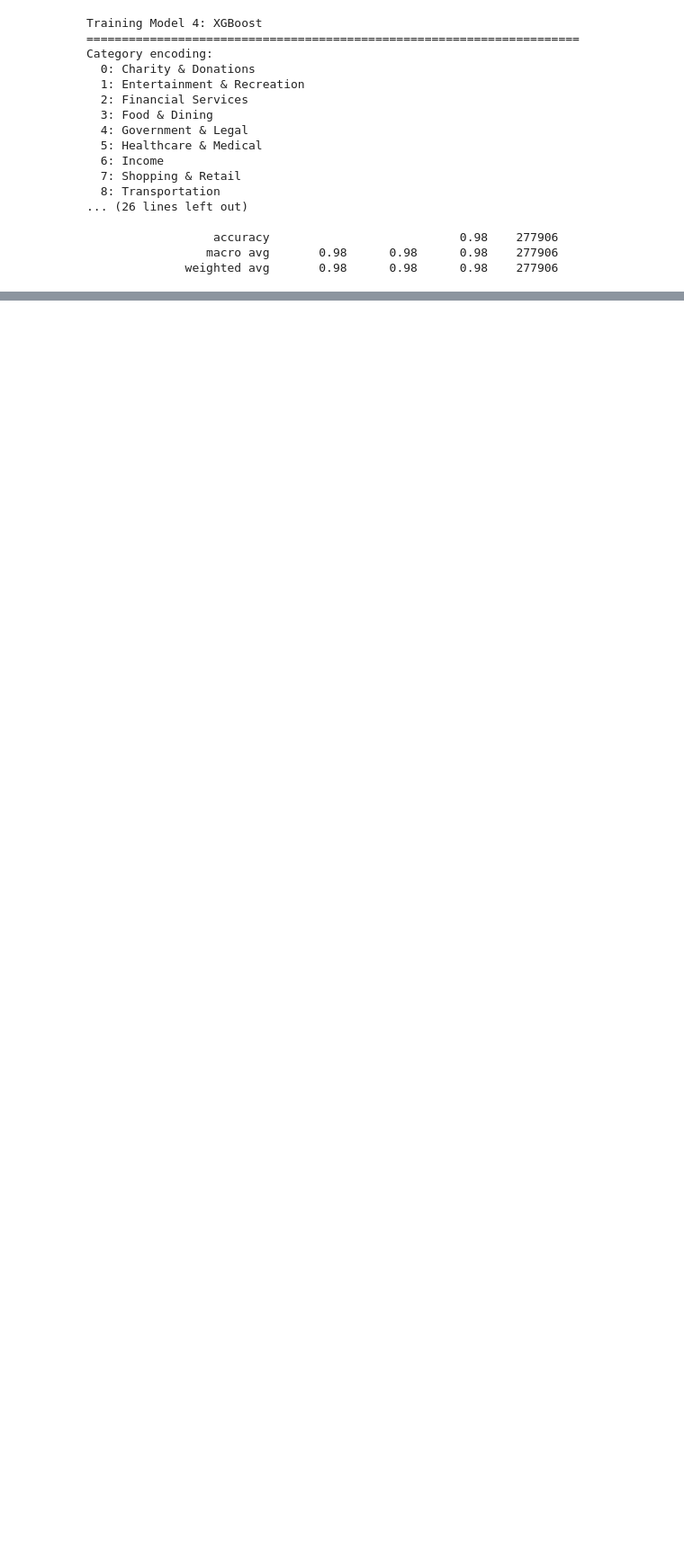
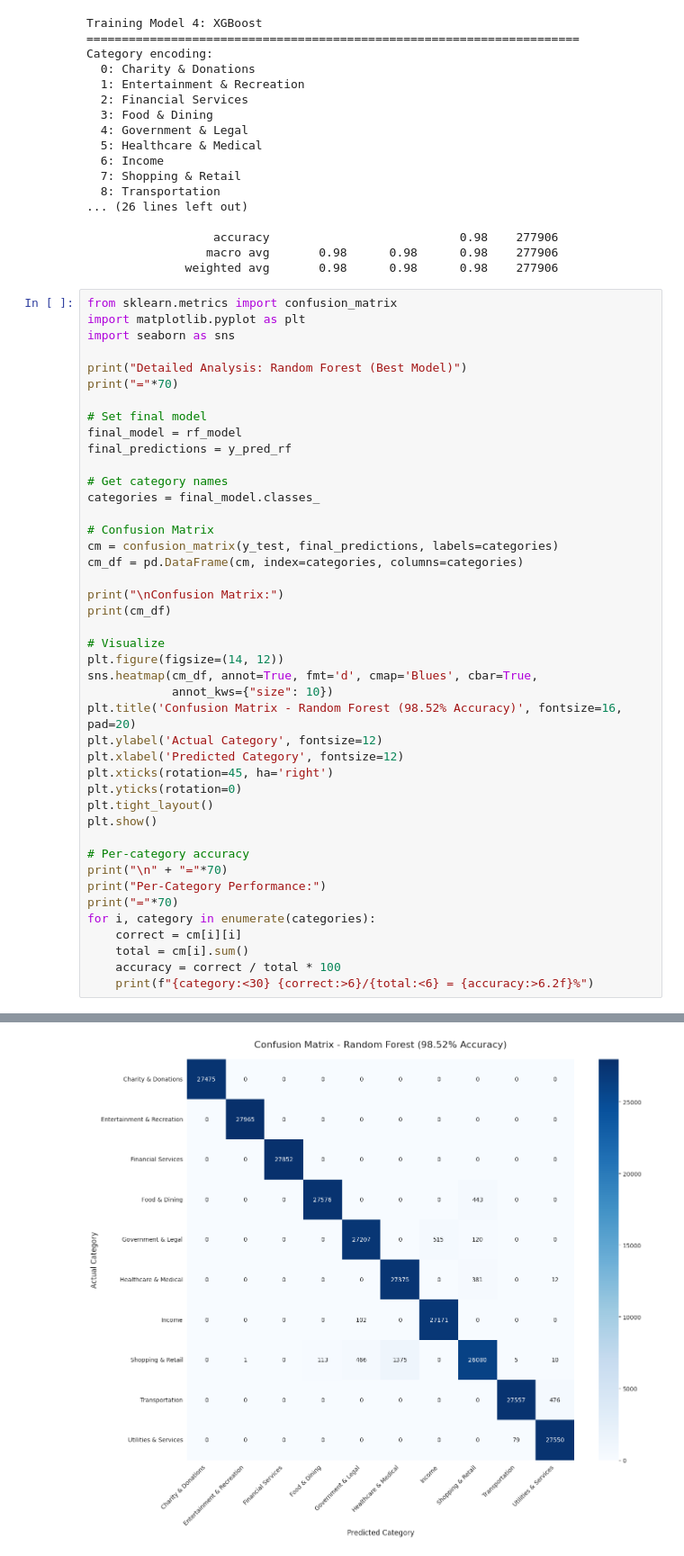
Before and after one commit to Bibek-Poudel8/seventh-sem-project, a Jupyter notebook: ml/notebooks/Model_train.ipynb, the cells around one changed output, grey strips where cells are left out. Shown at 90% size. Saved outputs shown, nothing was run; the diff lists cells and outputs as text; blank space fills up the shorter version.

Commit message:
Model_TestingAndEvaluation

```diff
--- a/ml/notebooks/Model_train.ipynb
+++ b/ml/notebooks/Model_train.ipynb
@@ -677,3 +677,47 @@ Category encoding:
                   accuracy                           0.98    277906
                  macro avg       0.98      0.98      0.98    277906
               weighted avg       0.98      0.98      0.98    277906
+# %%
+from sklearn.metrics import confusion_matrix
+import matplotlib.pyplot as plt
+import seaborn as sns
+
+print("Detailed Analysis: Random Forest (Best Model)")
+print("="*70)
+
+# Set final model
+final_model = rf_model
+final_predictions = y_pred_rf
+
+# Get category names
+categories = final_model.classes_
+
+# Confusion Matrix
+cm = confusion_matrix(y_test, final_predictions, labels=categories)
+cm_df = pd.DataFrame(cm, index=categories, columns=categories)
+
+print("\nConfusion Matrix:")
+print(cm_df)
+
+# Visualize
+plt.figure(figsize=(14, 12))
+sns.heatmap(cm_df, annot=True, fmt='d', cmap='Blues', cbar=True,
+            annot_kws={"size": 10})
+plt.title('Confusion Matrix - Random Forest (98.52% Accuracy)', fontsize=16, pad=20)
+plt.ylabel('Actual Category', fontsize=12)
+plt.xlabel('Predicted Category', fontsize=12)
+plt.xticks(rotation=45, ha='right')
+plt.yticks(rotation=0)
+plt.tight_layout()
+plt.show()
+
+# Per-category accuracy
+print("\n" + "="*70)
+print("Per-Category Performance:")
+print("="*70)
+for i, category in enumerate(categories):
+    correct = cm[i][i]
+    total = cm[i].sum()
+    accuracy = correct / total * 100
+    print(f"{category:<30} {correct:>6}/{total:<6} = {accuracy:>6.2f}%")
+# %% [output]
@@ -679,0 +741 @@ Category encoding:
+[figure, added]
```
Also changed, not shown: parts of 7 cells of this notebook.
